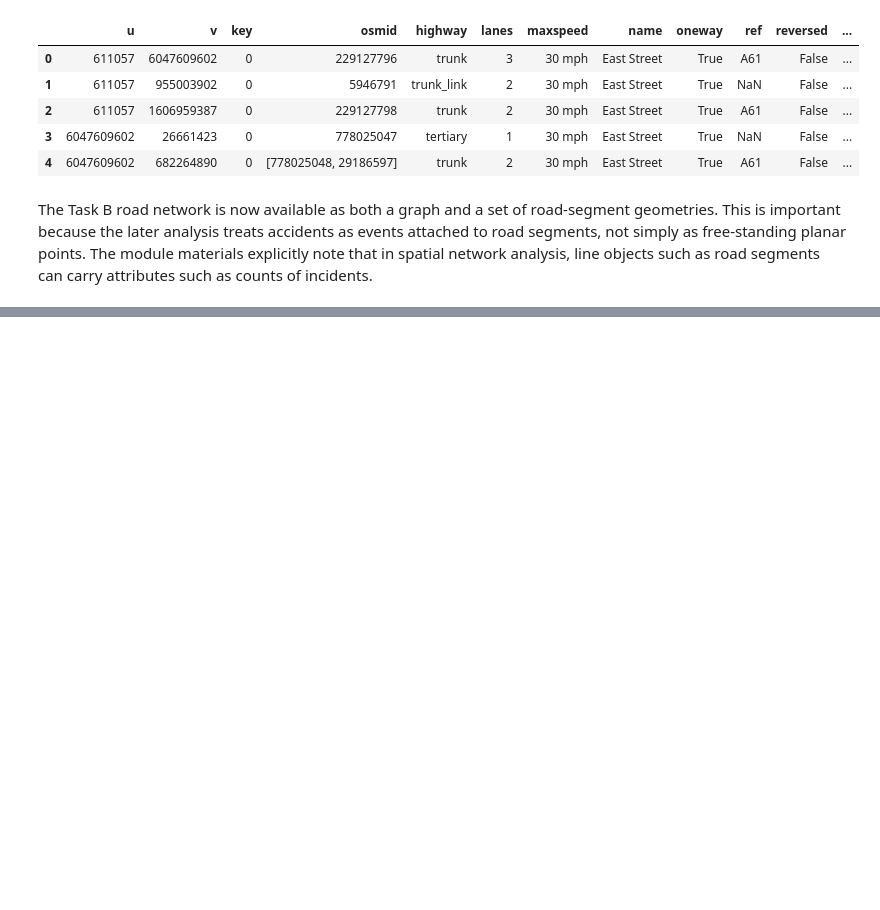
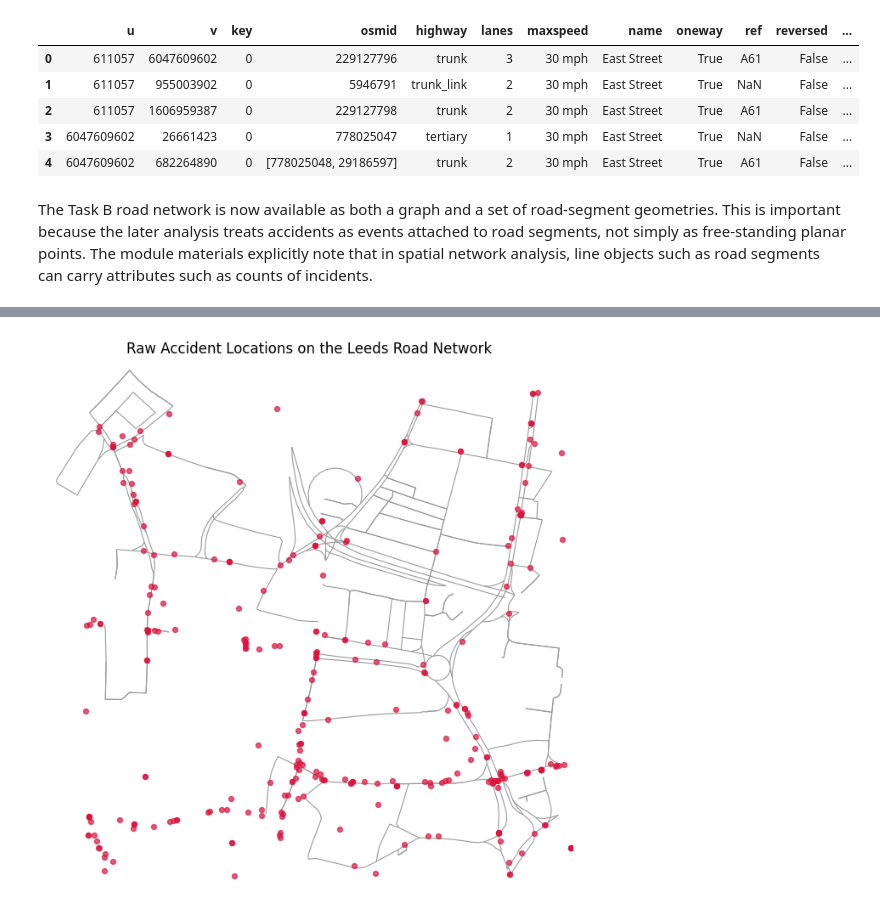
Before and after one commit to GOGO1601/network-data-analysis-cw, a Jupyter notebook: notebooks/part_2/taskB.ipynb, the cells around one changed output, grey strips where cells are left out. Drawn from its saved outputs; the diff is of its cells as text; code cells hidden in the pictures; blank space fills up the shorter version.

Commit message:
Part 2 Task B: add snapped accidents and Moran I analysis

```diff
--- a/notebooks/part_2/taskB.ipynb
+++ b/notebooks/part_2/taskB.ipynb
@@ -164,0 +171,18 @@ The Task B road network is now available as both a graph and a set of road-segme
+# %%
+# Reproject accidents to the same CRS as the projected road network
+study_accidents_proj = study_accidents.to_crs(edges_gdf.crs)
+
+fig, ax = ox.plot_graph(
+    G_proj,
+    node_size=0,
+    edge_linewidth=0.8,
+    bgcolor="white",
+    show=False,
+    close=False
+)
+
+study_accidents_proj.plot(ax=ax, color="crimson", markersize=18, alpha=0.7)
+ax.set_title("Raw Accident Locations on the Leeds Road Network")
+plt.show()
+# %% [output]
+[figure, added]
```
Also changed, not shown: parts of 14 cells of this notebook.
